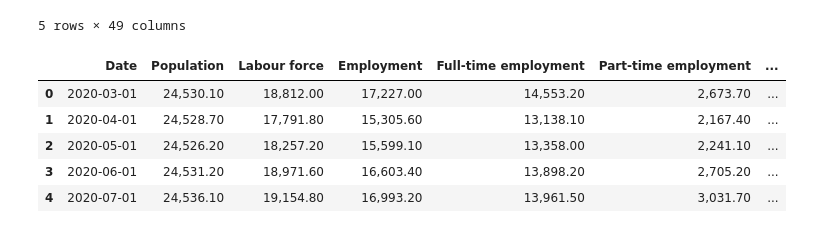
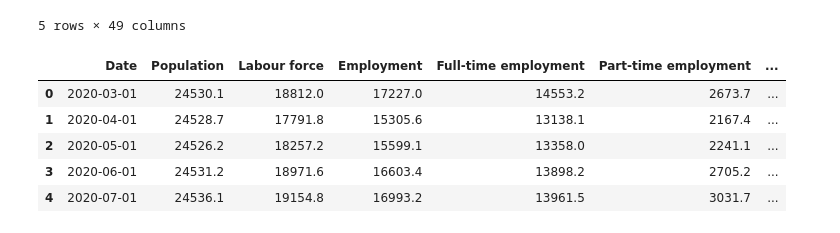
Before and after one commit to tw7366/Projects, a Jupyter notebook: Projects/Labour Market in Canada.ipynb, the cells around one changed output. Cells and saved outputs as stored; diff of their text form; code cells hidden in the pictures.

```diff
--- a/Projects/Labour Market in Canada.ipynb
+++ b/Projects/Labour Market in Canada.ipynb
@@ -85,15 +85,23 @@ cleaned_df = input_df.transpose()
 cleaned_df.columns.name = cleaned_df.index.name
 cleaned_df.reset_index(inplace=True)
 cleaned_df.rename(columns={'index':'Date'}, inplace=True)
-# %%
-cleaned_df.head()
-# %% [output]
-|  | Date | Population | Labour force | Employment | Full-time employment | Part-time employment | ... |
-| 0 | 2020-03-01 | 24,530.10 | 18,812.00 | 17,227.00 | 14,553.20 | 2,673.70 | ... |
-| 1 | 2020-04-01 | 24,528.70 | 17,791.80 | 15,305.60 | 13,138.10 | 2,167.40 | ... |
-| 2 | 2020-05-01 | 24,526.20 | 18,257.20 | 15,599.10 | 13,358.00 | 2,241.10 | ... |
-| 3 | 2020-06-01 | 24,531.20 | 18,971.60 | 16,603.40 | 13,898.20 | 2,705.20 | ... |
-| 4 | 2020-07-01 | 24,536.10 | 19,154.80 | 16,993.20 | 13,961.50 | 3,031.70 | ... |
+# %%
+# cleaning numeric values by removing everything except commas and numbers
+# also converted columns' dtypes to float
+for col in cleaned_df.columns:
+    if "date" in col.lower():
+        cleaned_df[col] = cleaned_df[col].astype("datetime64[ns]")
+    else:
+        cleaned_df[col] = cleaned_df[col].apply(lambda x: re.sub(r'[^\d.]', '', str(x)))
+        cleaned_df[col] = cleaned_df[col].astype("float")
+cleaned_df.head()
+# %% [output]
+|  | Date | Population | Labour force | Employment | Full-time employment | Part-time employment | ... |
+| 0 | 2020-03-01 | 24530.1 | 18812.0 | 17227.0 | 14553.2 | 2673.7 | ... |
+| 1 | 2020-04-01 | 24528.7 | 17791.8 | 15305.6 | 13138.1 | 2167.4 | ... |
+| 2 | 2020-05-01 | 24526.2 | 18257.2 | 15599.1 | 13358.0 | 2241.1 | ... |
+| 3 | 2020-06-01 | 24531.2 | 18971.6 | 16603.4 | 13898.2 | 2705.2 | ... |
+| 4 | 2020-07-01 | 24536.1 | 19154.8 | 16993.2 | 13961.5 | 3031.7 | ... |
 # %%
 cleaned_df.to_csv(os.path.join(output_dir, "2020-2024_cleaned_labour_market_data.csv"), index=False)
 # %%
```
Also changed, not shown: parts of 5 cells of this notebook.
